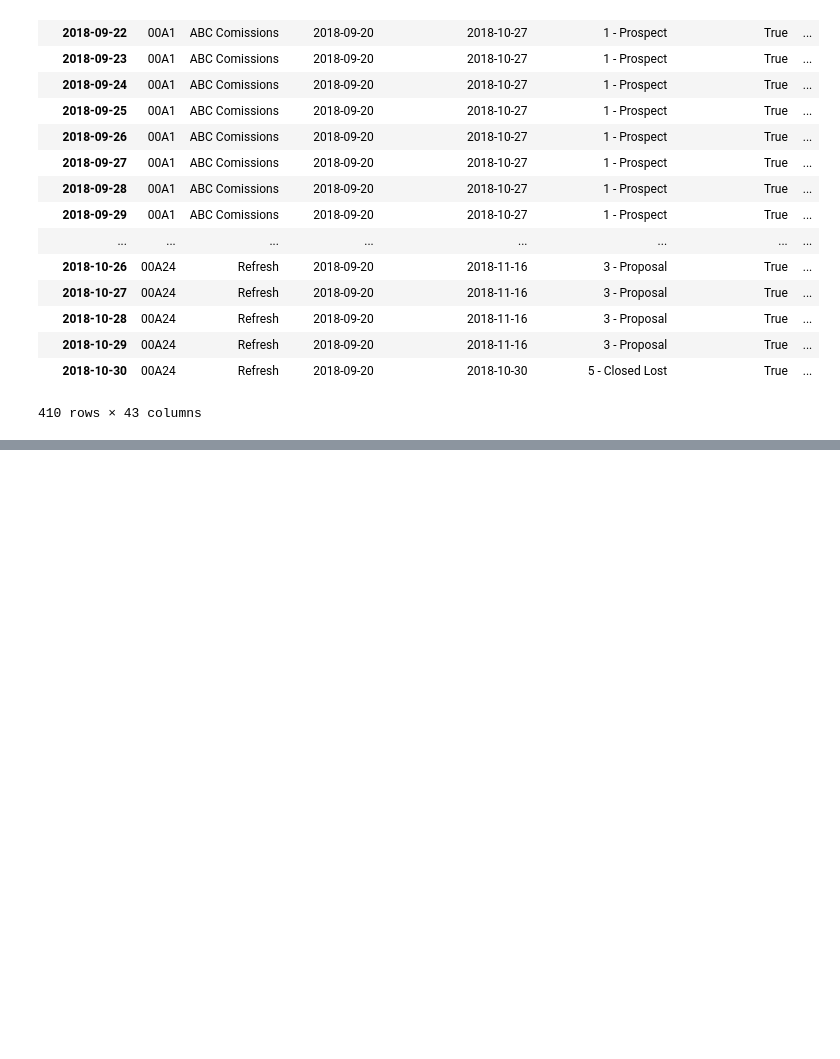
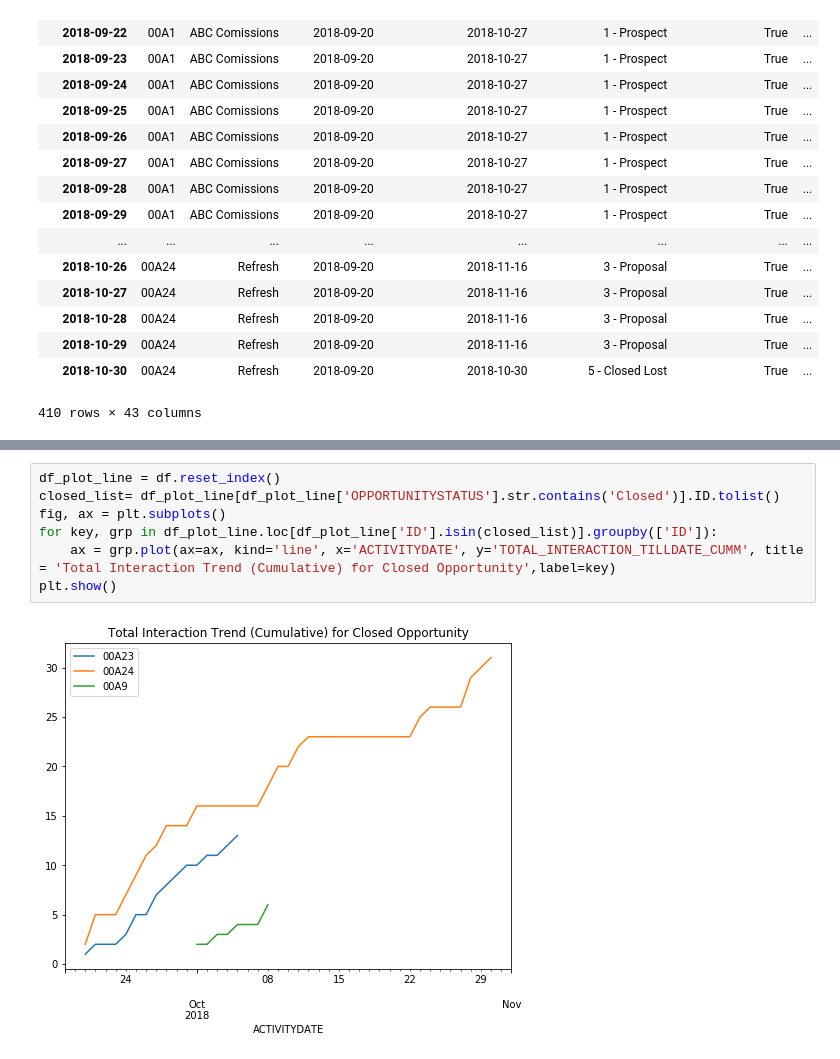
Before and after one commit to AbhiSivasailam/SB, a Jupyter notebook: Opportunity_Scoring.ipynb, the cells around one changed output, grey strips where cells are left out. Saved outputs shown, nothing was run; the diff lists cells and outputs as text; blank space fills up the shorter version.

```diff
--- a/Opportunity_Scoring.ipynb
+++ b/Opportunity_Scoring.ipynb
@@ -278,0 +386,9 @@ memory usage: 145.7+ KB
+# %%
+df_plot_line = df.reset_index()
+closed_list= df_plot_line[df_plot_line['OPPORTUNITYSTATUS'].str.contains('Closed')].ID.tolist()
+fig, ax = plt.subplots()
+for key, grp in df_plot_line.loc[df_plot_line['ID'].isin(closed_list)].groupby(['ID']):
+    ax = grp.plot(ax=ax, kind='line', x='ACTIVITYDATE', y='TOTAL_INTERACTION_TILLDATE_CUMM', title = 'Total Interaction Trend (Cumulative) for Closed Opportunity',label=key)
+plt.show()
+# %% [output]
+[figure, added]
```
Also changed, not shown: parts of 18 cells of this notebook.
